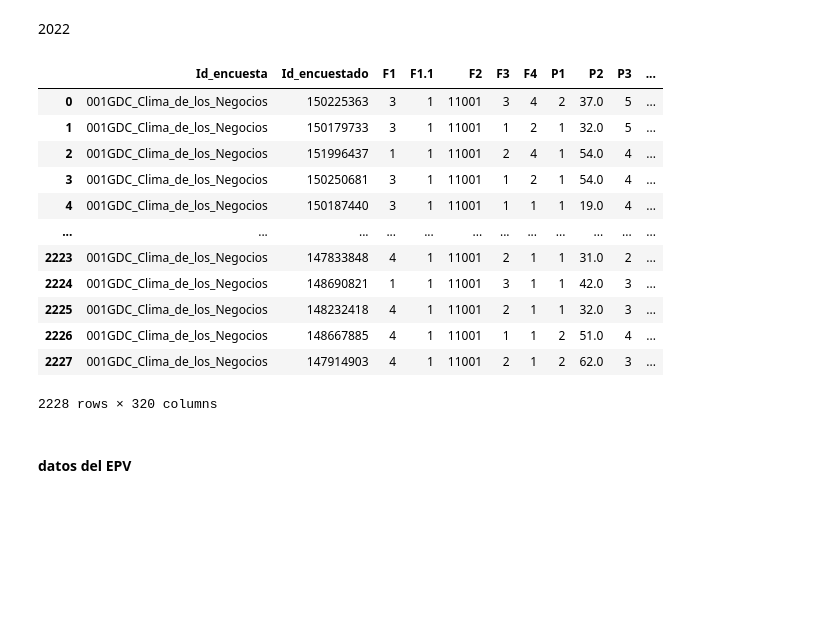
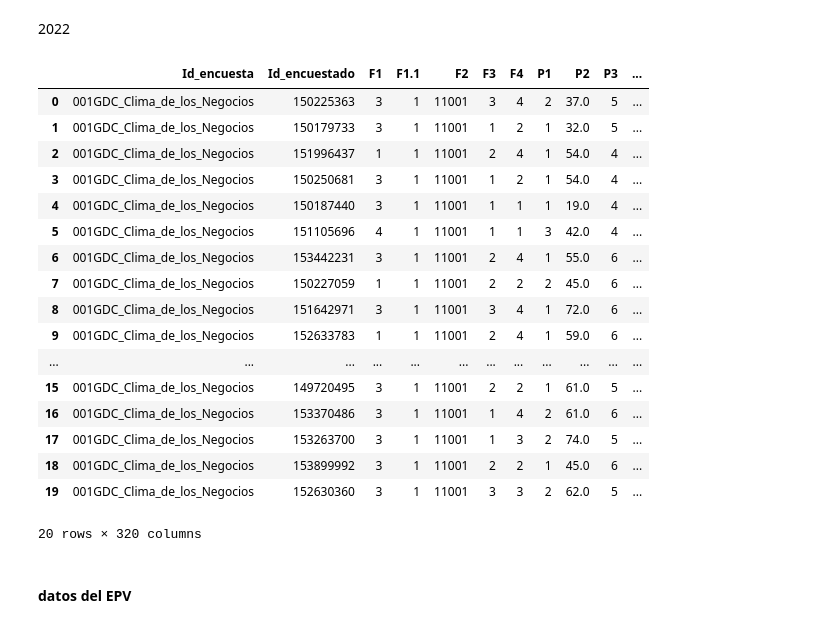
Before and after one commit to JuanParraG/dinamita-de-datos, a Jupyter notebook: Análisis de datos.ipynb, the cells around one changed output. Saved outputs shown, nothing was run; the diff lists cells and outputs as text; code cells hidden in the pictures; blank space fills up the shorter version.

```diff
--- a/Análisis de datos.ipynb
+++ b/Análisis de datos.ipynb
@@ -151,32 +142,42 @@ ECN2021ANT
 2022
 # %%
 ruta ="Bases de datos/1.4. Bases CCB/ECN/2022/Base_2022.csv"
-"""listaColumnasECN2022 = ['P56',
+listaColumnasECN = ['P56',
                     'P57',
                     'P58',
                     'P59.1', 'P59.2',  'P59.3', 'P59.4',  'P59.5',    'P59.6',  'P59.7',    'P59.8',   'P59.9', 'P60',
+                    #hurto,delitosinfo, fraude, extorsion, ESTAFA,   hurto auto, ataque,  vandalsimo, secuestro, denuncio
                     'P61',
+                    #1	Aplicación a denunciar
+                    #2	Casa de Justicia (Comisaría de Familia)
+                    #3	Inspección de policía (Estación de Policía)
+                    #4	URI de la Fiscalía
+                    #5	GAULA
                     'F.EXPANSIÓN'
-                    ]"""
+                    ]
 ECN2022 = pd.read_csv(ruta,encoding='iso-8859-1')
-
-#obtener las col de la lista columnas ECN
-#ECN2022 = ECN2022.loc[:, listaColumnasECN2022]
-ECN2022
+ECN2022.head(20)
+#ECN2022 = ECN2022.loc[:, listaColumnasECN]
+#ECN2022.sort_values(by='Id_encuestado')
 # %% [output]
 |  | Id_encuesta | Id_encuestado | F1 | F1.1 | F2 | F3 | F4 | P1 | P2 | P3 | ... |
 | 0 | 001GDC_Clima_de_los_Negocios | 150225363 | 3 | 1 | 11001 | 3 | 4 | 2 | 37.0 | 5 | ... |
 | 1 | 001GDC_Clima_de_los_Negocios | 150179733 | 3 | 1 | 11001 | 1 | 2 | 1 | 32.0 | 5 | ... |
 | 2 | 001GDC_Clima_de_los_Negocios | 151996437 | 1 | 1 | 11001 | 2 | 4 | 1 | 54.0 | 4 | ... |
 | 3 | 001GDC_Clima_de_los_Negocios | 150250681 | 3 | 1 | 11001 | 1 | 2 | 1 | 54.0 | 4 | ... |
 | 4 | 001GDC_Clima_de_los_Negocios | 150187440 | 3 | 1 | 11001 | 1 | 1 | 1 | 19.0 | 4 | ... |
+| 5 | 001GDC_Clima_de_los_Negocios | 151105696 | 4 | 1 | 11001 | 1 | 1 | 3 | 42.0 | 4 | ... |
+| 6 | 001GDC_Clima_de_los_Negocios | 153442231 | 3 | 1 | 11001 | 2 | 4 | 1 | 55.0 | 6 | ... |
+| 7 | 001GDC_Clima_de_los_Negocios | 150227059 | 1 | 1 | 11001 | 2 | 2 | 2 | 45.0 | 6 | ... |
+| 8 | 001GDC_Clima_de_los_Negocios | 151642971 | 3 | 1 | 11001 | 3 | 4 | 1 | 72.0 | 6 | ... |
+| 9 | 001GDC_Clima_de_los_Negocios | 152633783 | 1 | 1 | 11001 | 2 | 4 | 1 | 59.0 | 6 | ... |
 | ... | ... | ... | ... | ... | ... | ... | ... | ... | ... | ... | ... |
-| 2223 | 001GDC_Clima_de_los_Negocios | 147833848 | 4 | 1 | 11001 | 2 | 1 | 1 | 31.0 | 2 | ... |
-| 2224 | 001GDC_Clima_de_los_Negocios | 148690821 | 1 | 1 | 11001 | 3 | 1 | 1 | 42.0 | 3 | ... |
-| 2225 | 001GDC_Clima_de_los_Negocios | 148232418 | 4 | 1 | 11001 | 2 | 1 | 1 | 32.0 | 3 | ... |
-| 2226 | 001GDC_Clima_de_los_Negocios | 148667885 | 4 | 1 | 11001 | 1 | 1 | 2 | 51.0 | 4 | ... |
-| 2227 | 001GDC_Clima_de_los_Negocios | 147914903 | 4 | 1 | 11001 | 2 | 1 | 2 | 62.0 | 3 | ... |
+| 15 | 001GDC_Clima_de_los_Negocios | 149720495 | 3 | 1 | 11001 | 2 | 2 | 1 | 61.0 | 5 | ... |
+| 16 | 001GDC_Clima_de_los_Negocios | 153370486 | 3 | 1 | 11001 | 1 | 4 | 2 | 61.0 | 6 | ... |
+| 17 | 001GDC_Clima_de_los_Negocios | 153263700 | 3 | 1 | 11001 | 1 | 3 | 2 | 74.0 | 5 | ... |
+| 18 | 001GDC_Clima_de_los_Negocios | 153899992 | 3 | 1 | 11001 | 2 | 2 | 1 | 45.0 | 6 | ... |
+| 19 | 001GDC_Clima_de_los_Negocios | 152630360 | 3 | 1 | 11001 | 3 | 3 | 2 | 62.0 | 5 | ... |
-2228 rows × 320 columns
+20 rows × 320 columns
 # %% [markdown]
 <h4>datos del EPV
 # %% [markdown]
```
Also changed, not shown: parts of 23 cells of this notebook.
